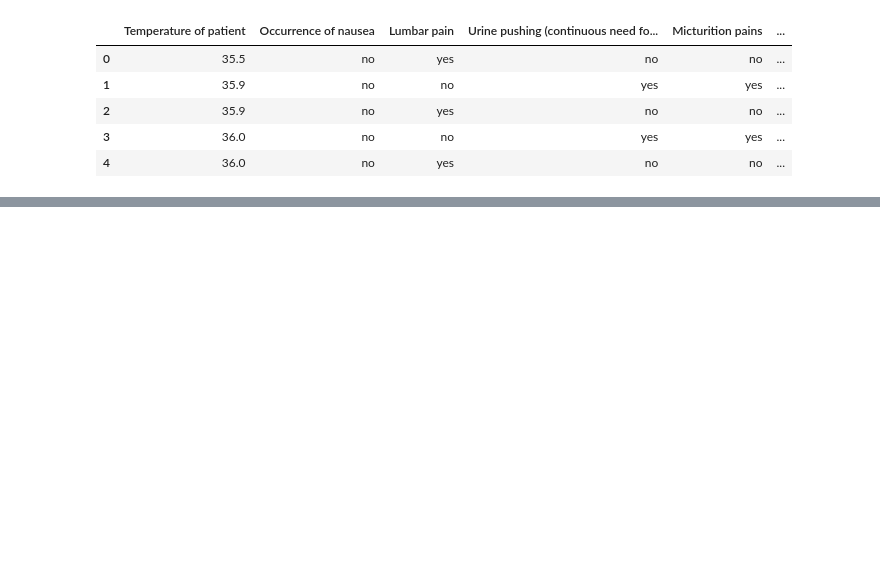
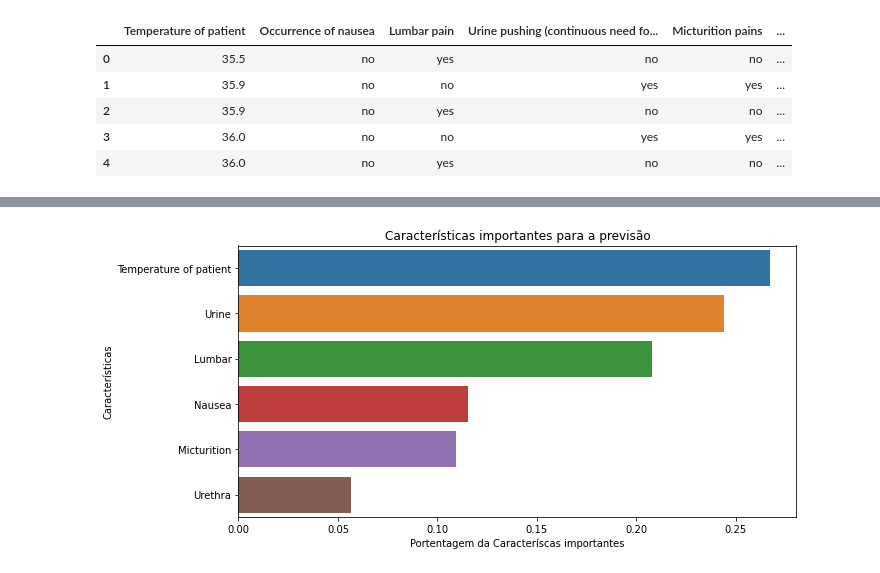
Before and after one commit to LeonardoSMateus/Machine-Learning---Jogo-da-Velha, a Jupyter notebook: jupyter_env/Codigo.ipynb, the cells around one changed output, grey strips where cells are left out. Saved outputs shown, nothing was run; the diff lists cells and outputs as text; code cells hidden in the pictures; blank space fills up the shorter version.

```diff
--- a/jupyter_env/Codigo.ipynb
+++ b/jupyter_env/Codigo.ipynb
@@ -29,0 +87,3 @@ Desvio padrão da temperatura 1.8115369088766098
+# %%
+x = arquivo.drop({'Inflammation of urinary', 'Nephritis of renal'}, axis=1)
+y = arquivo[{'Inflammation of urinary', 'Nephritis of renal'}]
@@ -29,0 +93,5 @@ Desvio padrão da temperatura 1.8115369088766098
+# %%
+x_treino, x_teste, y_treino, y_teste = train_test_split(x,y, test_size =0.3, random_state = 10)
+# %%
+modelo = RandomForestClassifier(n_estimators = 100, criterion = 'entropy')
+modelo.fit(x_treino, y_treino)
@@ -29,0 +138,3 @@ Desvio padrão da temperatura 1.8115369088766098
+# %%
+feature_important = pd.Series(modelo.feature_importances_, index=x_treino.columns).sort_values(ascending=False)
+feature_important
@@ -29,0 +149,10 @@ Desvio padrão da temperatura 1.8115369088766098
+# %%
+_ = plt.figure(figsize=(10,5))
+_ = sns.barplot(x=feature_important, y=feature_important.index)
+
+_ = plt.xlabel('Portentagem da Caracteríscas importantes')
+_ = plt.ylabel('Características')
+_ = plt.title('Características importantes para a previsão')
+plt.show()
+# %% [output]
+[figure, added]
```
Also changed, not shown: parts of 18 cells of this notebook.
